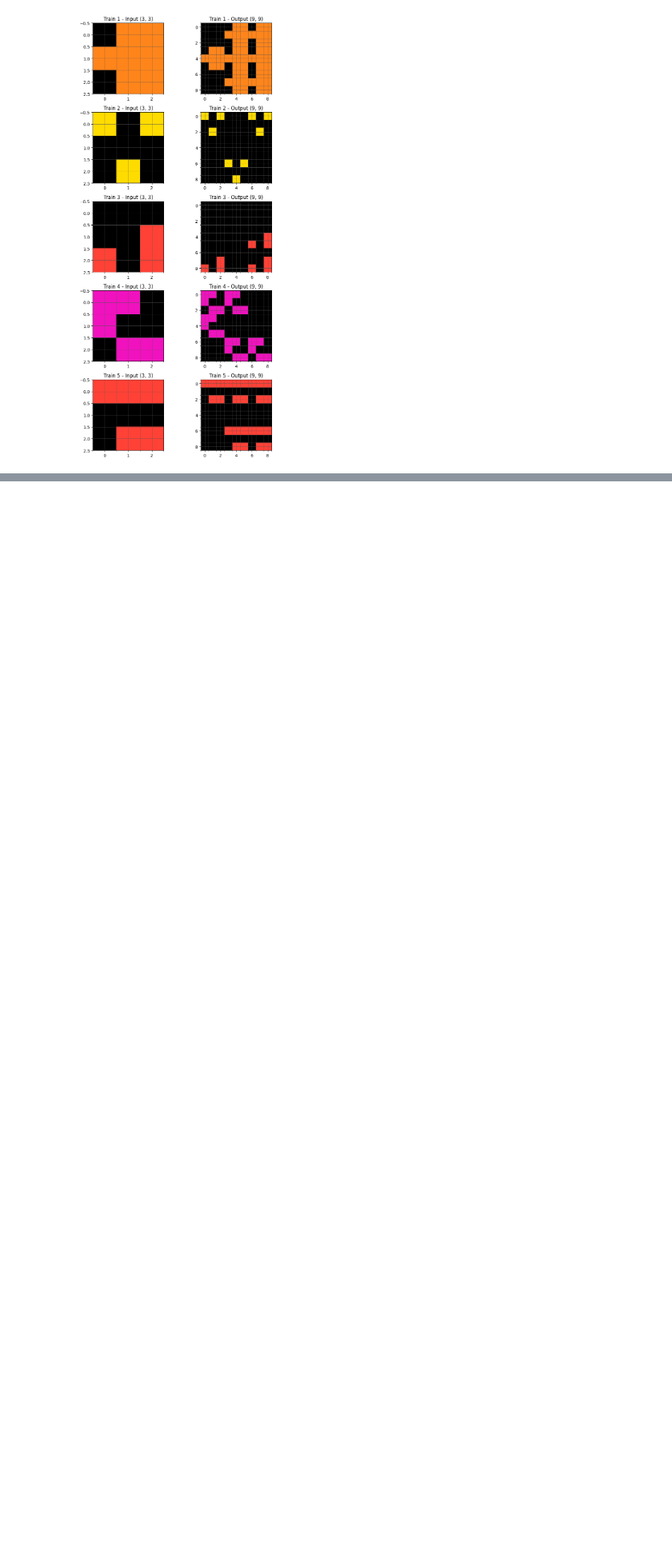
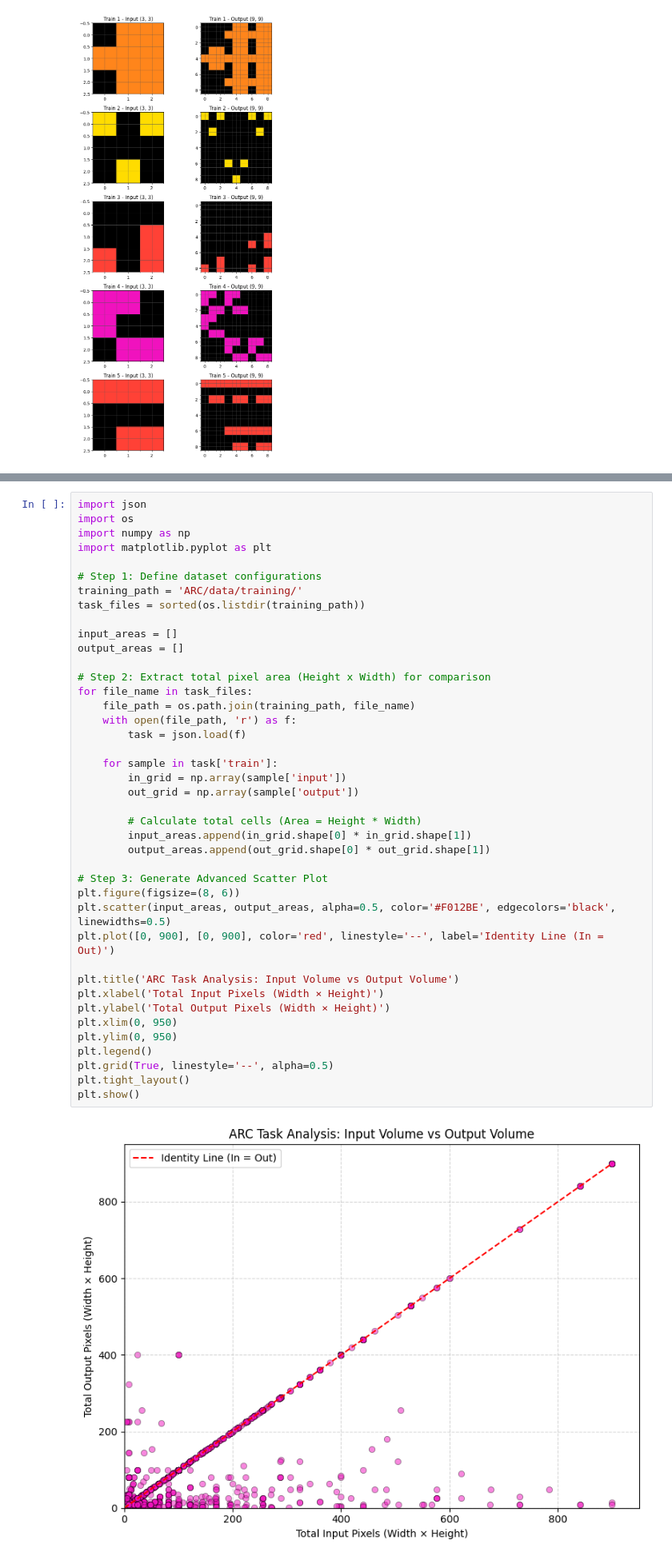
Before and after one commit to thushanthasmitha/ARC-Prize-2026---ARC-AGI-3, a Jupyter notebook: ARC_Prize_2026_ARC_AGI_3ipynb.ipynb, the cells around one changed output, grey strips where cells are left out. Shown at 80% size. Drawn from its saved outputs; the diff is of its cells as text; blank space fills up the shorter version.

```diff
--- a/ARC_Prize_2026_ARC_AGI_3ipynb.ipynb
+++ b/ARC_Prize_2026_ARC_AGI_3ipynb.ipynb
@@ -294,0 +453,43 @@ Loading task file: 007bbfb7.json
+# %%
+import json
+import os
+import numpy as np
+import matplotlib.pyplot as plt
+
+# Step 1: Define dataset configurations
+training_path = 'ARC/data/training/'
+task_files = sorted(os.listdir(training_path))
+
+input_areas = []
+output_areas = []
+
+# Step 2: Extract total pixel area (Height x Width) for comparison
+for file_name in task_files:
+    file_path = os.path.join(training_path, file_name)
+    with open(file_path, 'r') as f:
+        task = json.load(f)
+
+    for sample in task['train']:
+        in_grid = np.array(sample['input'])
+        out_grid = np.array(sample['output'])
+
+        # Calculate total cells (Area = Height * Width)
+        input_areas.append(in_grid.shape[0] * in_grid.shape[1])
+        output_areas.append(out_grid.shape[0] * out_grid.shape[1])
+
+# Step 3: Generate Advanced Scatter Plot
+plt.figure(figsize=(8, 6))
+plt.scatter(input_areas, output_areas, alpha=0.5, color='#F012BE', edgecolors='black', linewidths=0.5)
+plt.plot([0, 900], [0, 900], color='red', linestyle='--', label='Identity Line (In = Out)')
+
+plt.title('ARC Task Analysis: Input Volume vs Output Volume')
+plt.xlabel('Total Input Pixels (Width × Height)')
+plt.ylabel('Total Output Pixels (Width × Height)')
+plt.xlim(0, 950)
+plt.ylim(0, 950)
+plt.legend()
+plt.grid(True, linestyle='--', alpha=0.5)
+plt.tight_layout()
+plt.show()
+# %% [output]
+[figure, added]
```
Also changed, not shown: parts of 4 cells of this notebook.
